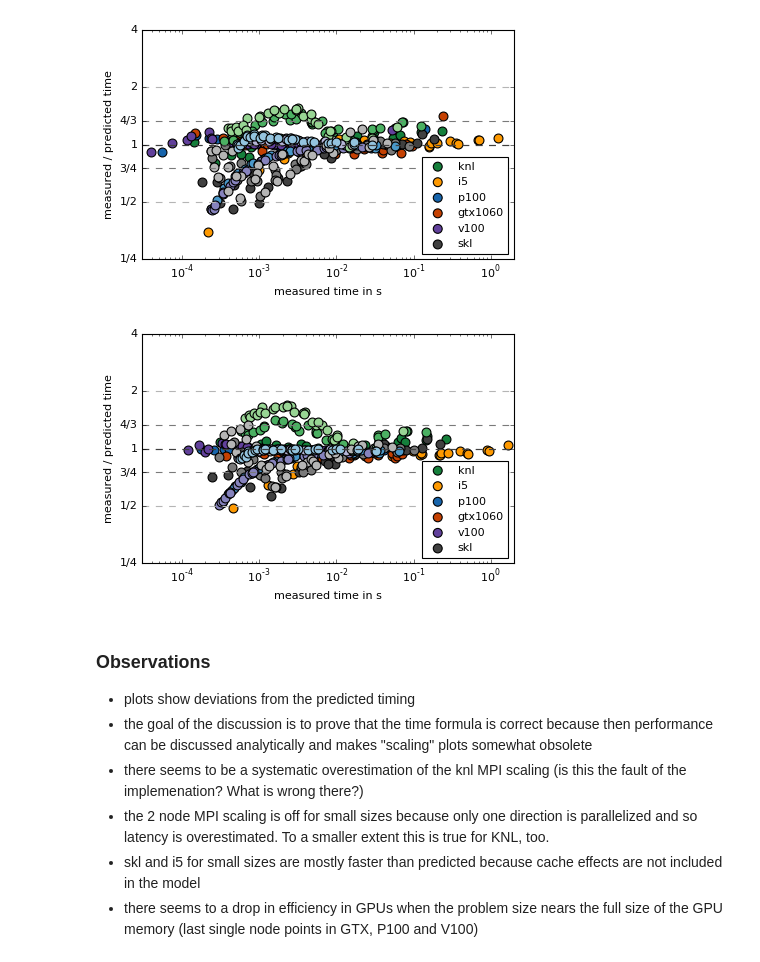
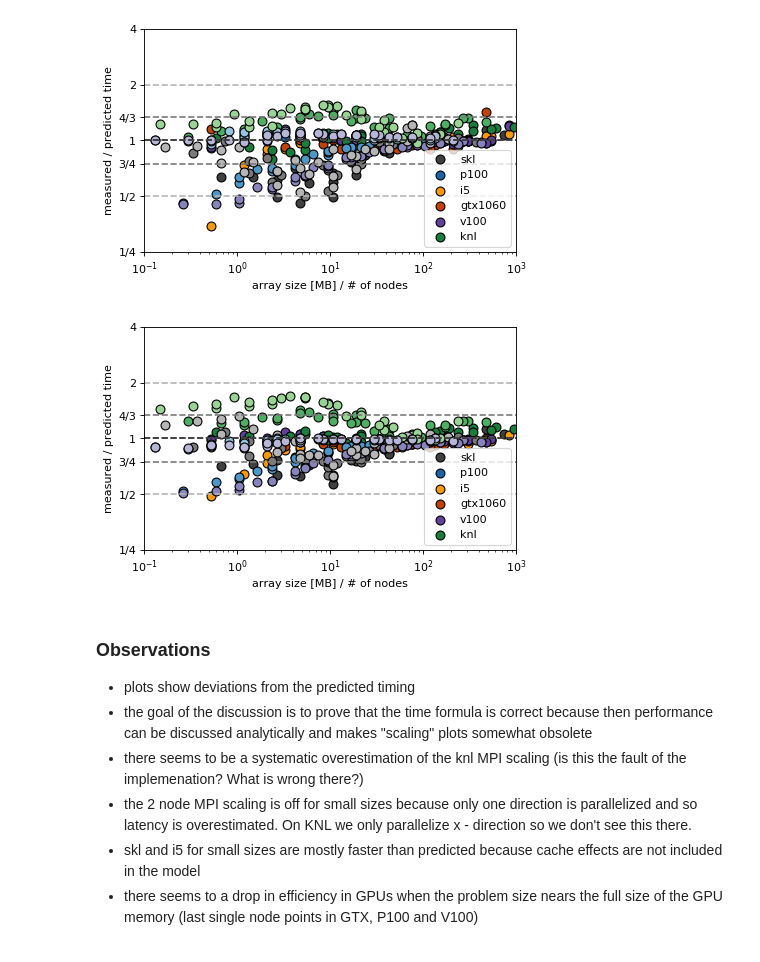
Before and after one commit to mwiesenberger/performance, a Jupyter notebook: 5-prediction.ipynb, the cells around one changed output. Saved outputs shown, nothing was run; the diff lists cells and outputs as text; code cells hidden in the pictures.

Commit message:
plot prediction vs size

```diff
--- a/5-prediction.ipynb
+++ b/5-prediction.ipynb
@@ -66,7 +66,7 @@ theo
 #now compute and plot the prediction
 for n in ['arakawa','cg'] :#latencies.keys():
     fig,ax=plt.subplots(1,1,figsize=(6,3.7),dpi= 80, facecolor='w', edgecolor='k')
-    xs = np.array([3e-5,2.0])
+    xs = np.array([0.1,1000])
     ys = np.array([1.0,1.0])
     for frac in [1.0,4/3,8/4]:
         plt.plot(xs,frac*ys,ls='--',color=cm.Greys(0.8/frac))
@@ -93,44 +93,46 @@ for n in ['arakawa','cg'] :#latencies.keys():
         dotstring = 'dot_lat_shared'
         if v[1] > 1 :
             dxdystring = 'dxdy_lat_dist'
             dotstrint = 'dot_lat_dist'
         for q,l in latencies.items():
             m = memops[q]
             dfr.loc[:,(q,'predicted')] = (
                                     ( l[0]*theo.loc[v[0],'axpby_lat_shared']+
                                       l[1]*theo.loc[v[0],dotstring] +
                                       l[2]*theo.loc[v[0],dxdystring]
                                     )*1e-6+
                                     (m[0] + m[1]/theo.loc[v[0],'dot_bw'] + m[2]/dfr['dxdy_bw',''])
                                        *dfr[('size','measured')]/1000/theo.loc[v[0],'axpby_bw'])
             dfr.loc[:,(q,'meas/pred')]=dfr[(q,'measured')]/dfr[(q,'predicted')]
-        dfr.sort_values(by=('size','measured'),inplace=True)
-        dfr[n].plot(kind='scatter',ax=ax,color=arch[v[0]][0](intens[v[1]]),edgecolors='k',
-                      x='measured',y='meas/pred',label=v[0],s=64)
+
+        toPlot = dfr[n].join(dfr[('size')],rsuffix='_size')
+        toPlot.plot(kind='scatter',ax=ax,color=arch[v[0]][0](intens[v[1]]),edgecolors='k',
+                     x=('measured_size'), y='meas/pred',label=v[0],s=64)
     handles, labels = plt.gca().get_legend_handles_labels()
     handles = handles[0:number]; labels = labels[0:number]
 
     #plt.plot(xs,ys)
 
 
     plt.legend(handles, labels, loc='lower right',scatterpoints=1,fontsize='medium')
     plt.xscale('log')
     plt.xlim(xs[0],xs[1])
-    plt.xlabel('measured time in s')
+    #plt.xlabel('measured time in s')
+    plt.xlabel('array size [MB] / # of nodes')
     plt.ylabel('measured / predicted time')
     plt.yscale('log', subsy=[0])#log scale, turn minor ticks off
     plt.ylim(1/3,3)
     plt.yticks([1/4,0.5,0.75,1,1.33,2,4],['1/4','1/2','3/4',1,'4/3',2,4])
     #plt.title(n)
     plt.savefig(n+'.pdf',bbox_inches='tight')
 # %% [output]
-[figure, old version]
+[figure, new version]
-[figure, old version]
+[figure, new version]
 # %% [markdown]
 ### Observations
 - plots show deviations from the predicted timing
 - the goal of the discussion is to prove that the time formula is correct because then performance can be discussed analytically and makes "scaling" plots somewhat obsolete
 - there seems to be a systematic overestimation of the knl MPI scaling (is this the fault of the implemenation? What is wrong there?)
-- the 2 node MPI scaling is off for small sizes because only one direction is parallelized and so latency is overestimated. To a smaller extent this is true for KNL, too.
+- the 2 node MPI scaling is off for small sizes because only one direction is parallelized and so latency is overestimated. On KNL we only parallelize x - direction so we don't see this there.
 - skl and i5 for small sizes are mostly faster than predicted because cache effects are not included in the model
 - there seems to a drop in efficiency in GPUs when the problem size nears the full size of the GPU memory (last single node points in GTX, P100 and V100)
```
